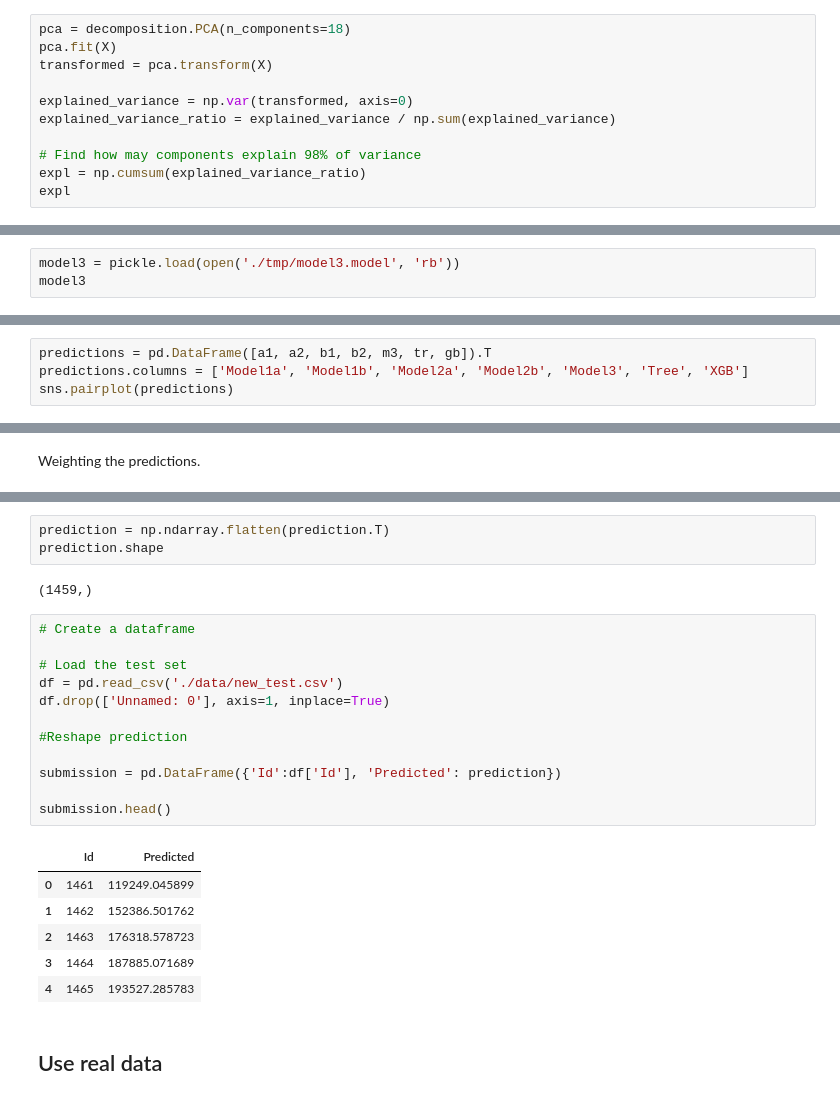
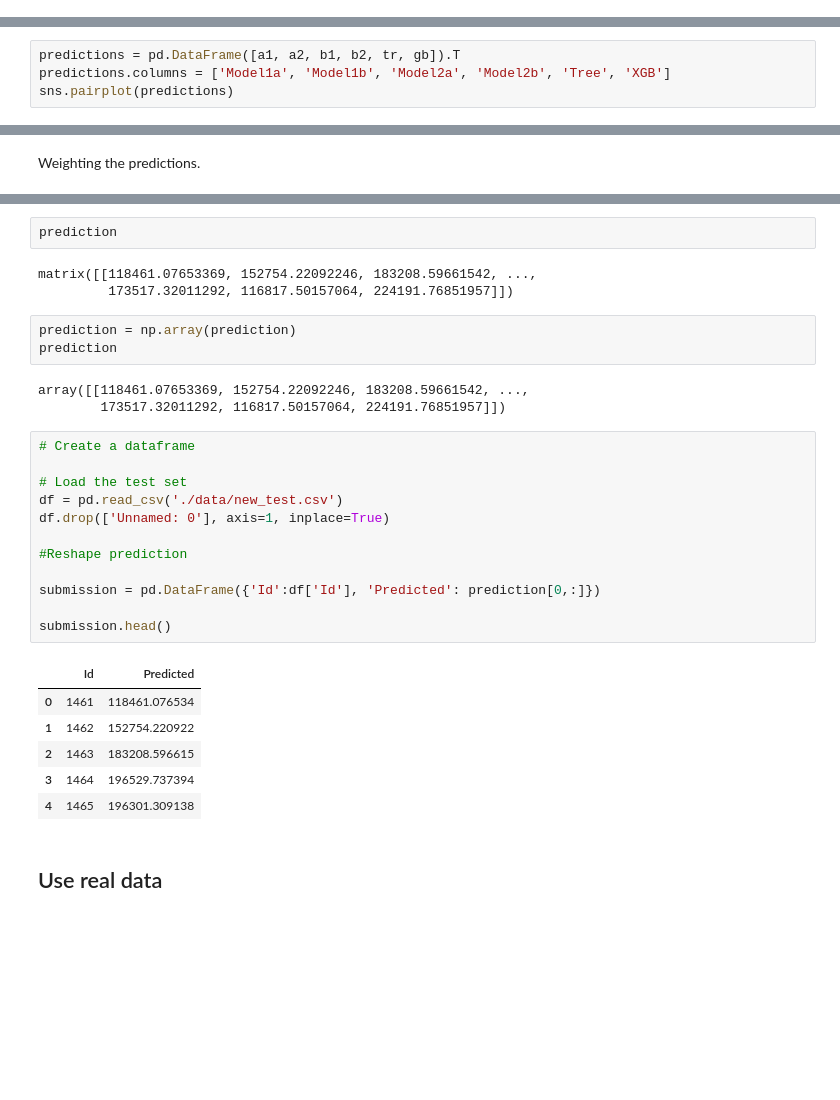
Before and after one commit to MikeStukalo/Ames, a Jupyter notebook: Stack_Test.ipynb, the cells around one changed output, grey strips where cells are left out. Drawn from its saved outputs; the diff is of its cells as text; blank space fills up the shorter version.

```diff
--- a/Stack_Test.ipynb
+++ b/Stack_Test.ipynb
@@ -143,11 +132,0 @@ b2.shape
-# %%
-pca = decomposition.PCA(n_components=18)
-pca.fit(X)
-transformed = pca.transform(X)
-
-explained_variance = np.var(transformed, axis=0)
-explained_variance_ratio = explained_variance / np.sum(explained_variance)
-
-# Find how may components explain 98% of variance
-expl = np.cumsum(explained_variance_ratio)
-expl
@@ -159,3 +132,0 @@ array([0.50900831, 0.79470449, 0.93168189, 0.96624594, 0.99612144,
-# %%
-model3 = pickle.load(open('./tmp/model3.model', 'rb'))
-model3
@@ -204,8 +169,8 @@ gb.shape
 # %% [markdown]
 Let's comnine all predictions
 # %%
-predictions = pd.DataFrame([a1, a2, b1, b2, m3, tr, gb]).T
-predictions.columns = ['Model1a', 'Model1b', 'Model2a', 'Model2b', 'Model3', 'Tree', 'XGB']
+predictions = pd.DataFrame([a1, a2, b1, b2, tr, gb]).T
+predictions.columns = ['Model1a', 'Model1b', 'Model2a', 'Model2b', 'Tree', 'XGB']
 sns.pairplot(predictions)
 # %% [output]
 <seaborn.axisgrid.PairGrid at 0x...>
@@ -231,30 +207,36 @@ prediction = weights.dot(pred_mat.T)
 prediction.shape
 # %% [output]
 (1, 1459)
+# %%
+prediction
+# %% [output]
+matrix([[118461.07653369, 152754.22092246, 183208.59661542, ...,
+         173517.32011292, 116817.50157064, 224191.76851957]])
 # %%
-prediction = np.ndarray.flatten(prediction.T)
-prediction.shape
+prediction = np.array(prediction)
+prediction
 # %% [output]
-(1459,)
+array([[118461.07653369, 152754.22092246, 183208.59661542, ...,
+        173517.32011292, 116817.50157064, 224191.76851957]])
 # %%
 # Create a dataframe
 
 # Load the test set
 df = pd.read_csv('./data/new_test.csv')
 df.drop(['Unnamed: 0'], axis=1, inplace=True)
 
 #Reshape prediction
 
-submission = pd.DataFrame({'Id':df['Id'], 'Predicted': prediction})
+submission = pd.DataFrame({'Id':df['Id'], 'Predicted': prediction[0,:]})
 
 submission.head()
 # %% [output]
 |  | Id | Predicted |
-| 0 | 1461 | 119249.045899 |
-| 1 | 1462 | 152386.501762 |
-| 2 | 1463 | 176318.578723 |
-| 3 | 1464 | 187885.071689 |
-| 4 | 1465 | 193527.285783 |
+| 0 | 1461 | 118461.076534 |
+| 1 | 1462 | 152754.220922 |
+| 2 | 1463 | 183208.596615 |
+| 3 | 1464 | 196529.737394 |
+| 4 | 1465 | 196301.309138 |
 # %% [markdown]
 ## Use real data
 # %% [markdown]
```
Also changed, not shown: parts of 25 cells of this notebook, 6 other files.
